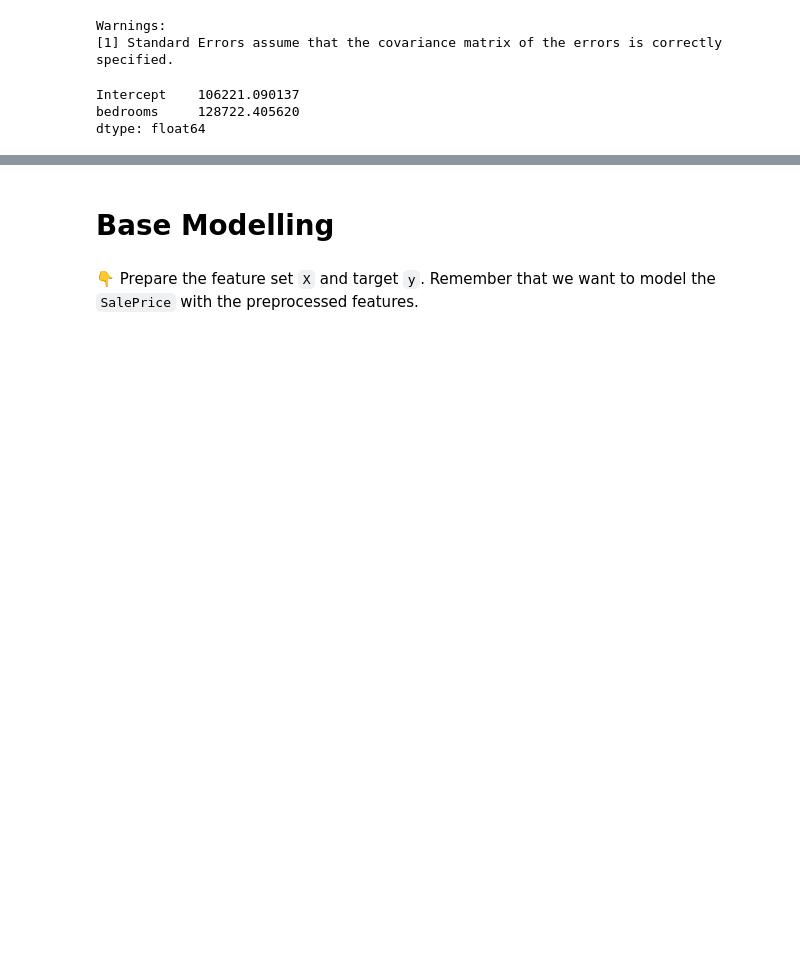
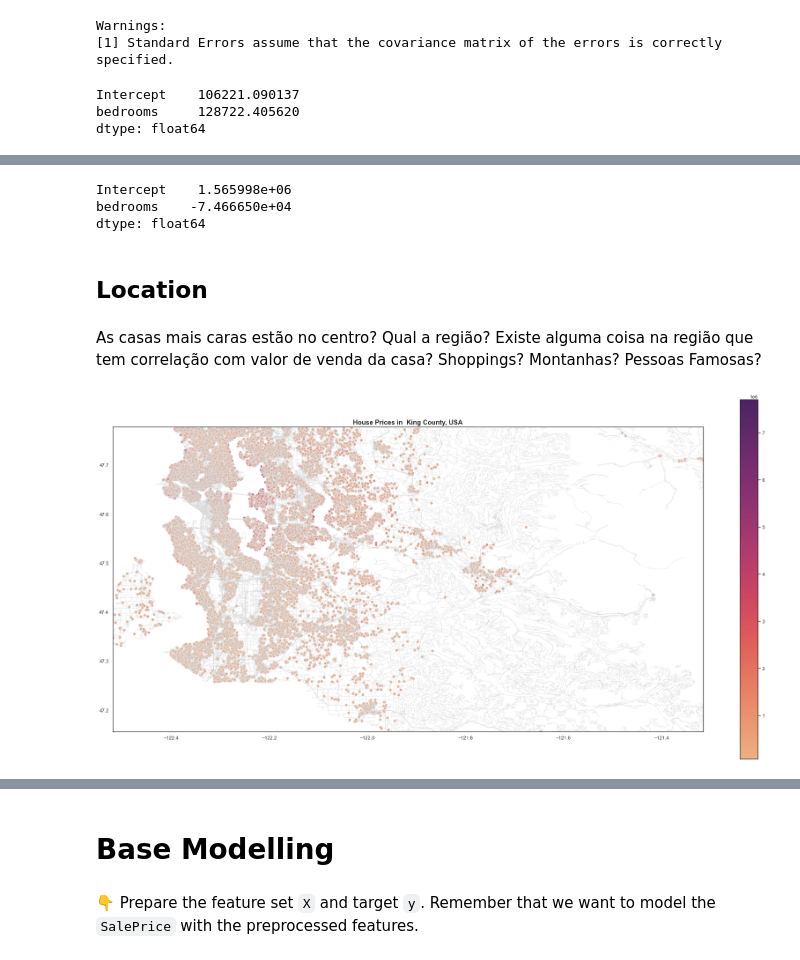
Before and after one commit to VLieberg/housing_usa, a Jupyter notebook: notebooks/VL_House_USA_DataScience_Project.ipynb, the cells around one changed output, grey strips where cells are left out. Cells and saved outputs as stored; diff of their text form; code cells hidden in the pictures; blank space fills up the shorter version.

```diff
--- a/notebooks/VL_House_USA_DataScience_Project.ipynb
+++ b/notebooks/VL_House_USA_DataScience_Project.ipynb
@@ -447,0 +616,52 @@ dtype: float64
+# %%
+model_9bed.params
+# %% [output]
+Intercept    1.565998e+06
+bedrooms    -7.466650e+04
+dtype: float64
+# %% [markdown]
+## Location
+# %% [markdown]
+As casas mais caras estão no centro? Qual a região? Existe alguma coisa na região que tem correlação com valor de venda da casa? Shoppings? Montanhas? Pessoas Famosas?
+# %%
+sns.mpl.rc('figure', figsize=(30,15))
+
+# Setting the path to the shapefile
+SHAPEFILE = '../raw_data/maps/tl_2017_53033_roads.shp'
+
+
+# import king county street map
+street_map = gpd.read_file(SHAPEFILE)
+
+# designate coordinate system
+crs = {'init':"EPSG:3857"}
+
+# zip x and y coordinates into single feature
+geometry = [Point(xy) for xy in zip(df['long'], df['lat'])]
+
+# create GeoPandas dataframe
+geo_df = gpd.GeoDataFrame(df,crs = crs,geometry = geometry)
+
+
+# create figure and axes, assign to subplot
+fig, ax = plt.subplots()
+
+# add .shp mapfile to axes
+street_map.plot(ax=ax, alpha=0.5,edgecolor='blue', linewidth=1, color='lightgrey')
+
+
+# assign ‘price’ variable to represent coordinates on graph
+my_cmap = sns.color_palette("flare", as_cmap=True)
+geo_df.plot(column='price',ax=ax,   legend=True, cmap=my_cmap , edgecolor='#EAEAF2' ) #
+
+# add title to graph
+plt.title('House Prices in  King County, USA', fontsize=15,fontweight='bold' )
+
+# set latitiude and longitude boundaries for map display
+plt.xlim(df['long'].min() ,df['long'].max())
+plt.ylim( df['lat'].min() ,df['lat'].max() )
+
+# show map
+plt.show()
+# %% [output]
+[figure, added]
```
Also changed, not shown: parts of 40 cells of this notebook.
